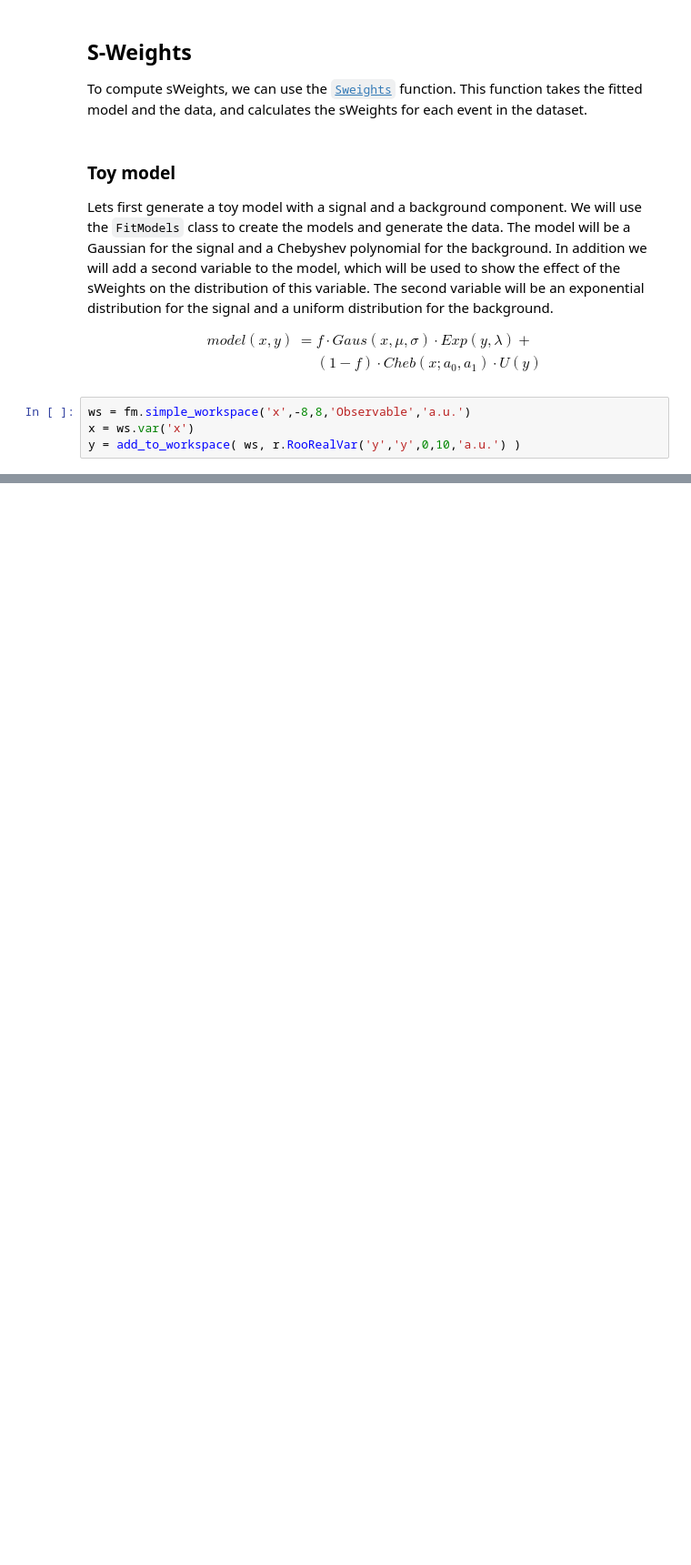
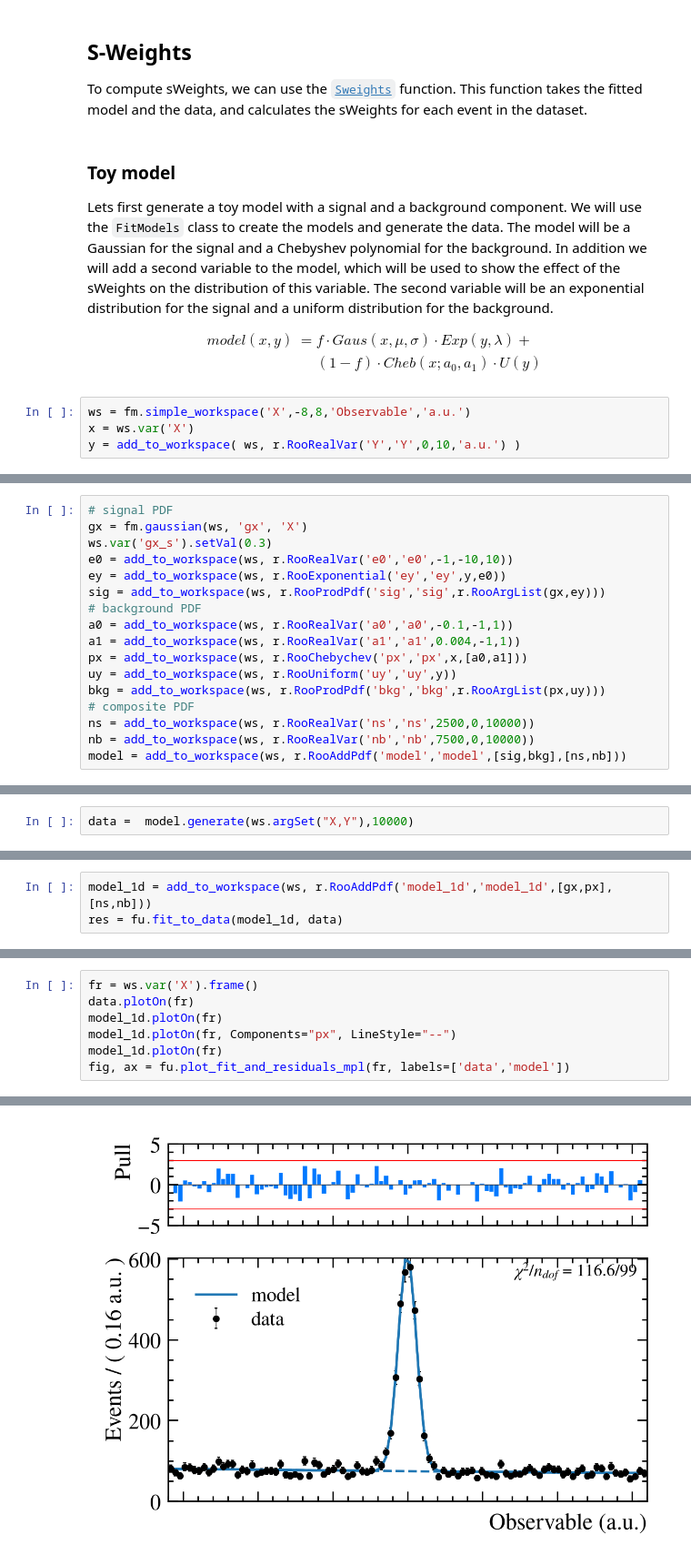
Before and after one commit to cpviolation/analysis_helpers, a Jupyter notebook: docs/notebooks/fit.ipynb, the cells around one changed output, grey strips where cells are left out. Shown at 91% size. Cells and saved outputs as stored; diff of their text form; blank space fills up the shorter version.

Commit message:
added a s-weight example; fixed plotting functions

```diff
--- a/docs/notebooks/fit.ipynb
+++ b/docs/notebooks/fit.ipynb
@@ -411,7 +381,7 @@ model(x,y) &= f\cdot Gaus(x,\mu,\sigma) \cdot Exp(y,\lambda) +\nonumber\\
 \end{align}
 $$
 # %%
-ws = fm.simple_workspace('x',-8,8,'Observable','a.u.')
-x = ws.var('x')
-y = add_to_workspace( ws, r.RooRealVar('y','y',0,10,'a.u.') )
+ws = fm.simple_workspace('X',-8,8,'Observable','a.u.')
+x = ws.var('X')
+y = add_to_workspace( ws, r.RooRealVar('Y','Y',0,10,'a.u.') )
 # %% [output]
@@ -422,0 +392,17 @@ Error:
+# %%
+# signal PDF
+gx = fm.gaussian(ws, 'gx', 'X')
+ws.var('gx_s').setVal(0.3)
+e0 = add_to_workspace(ws, r.RooRealVar('e0','e0',-1,-10,10))
+ey = add_to_workspace(ws, r.RooExponential('ey','ey',y,e0))
+sig = add_to_workspace(ws, r.RooProdPdf('sig','sig',r.RooArgList(gx,ey)))
+# background PDF
+a0 = add_to_workspace(ws, r.RooRealVar('a0','a0',-0.1,-1,1))
+a1 = add_to_workspace(ws, r.RooRealVar('a1','a1',0.004,-1,1))
+px = add_to_workspace(ws, r.RooChebychev('px','px',x,[a0,a1]))
+uy = add_to_workspace(ws, r.RooUniform('uy','uy',y))
+bkg = add_to_workspace(ws, r.RooProdPdf('bkg','bkg',r.RooArgList(px,uy)))
+# composite PDF
+ns = add_to_workspace(ws, r.RooRealVar('ns','ns',2500,0,10000))
+nb = add_to_workspace(ws, r.RooRealVar('nb','nb',7500,0,10000))
+model = add_to_workspace(ws, r.RooAddPdf('model','model',[sig,bkg],[ns,nb]))
@@ -422,0 +429,2 @@ Error:
+# %%
+data =  model.generate(ws.argSet("X,Y"),10000)
@@ -422,0 +433,3 @@ Error:
+# %%
+model_1d = add_to_workspace(ws, r.RooAddPdf('model_1d','model_1d',[gx,px],[ns,nb]))
+res = fu.fit_to_data(model_1d, data)
@@ -422,0 +505,8 @@ Error:
+# %%
+fr = ws.var('X').frame()
+data.plotOn(fr)
+model_1d.plotOn(fr)
+model_1d.plotOn(fr, Components="px", LineStyle="--")
+model_1d.plotOn(fr)
+fig, ax = fu.plot_fit_and_residuals_mpl(fr, labels=['data','model'])
+# %% [output]
@@ -422,0 +515 @@ Error:
+[figure, added]
```
Also changed, not shown: parts of 31 cells of this notebook, 2 other files.
